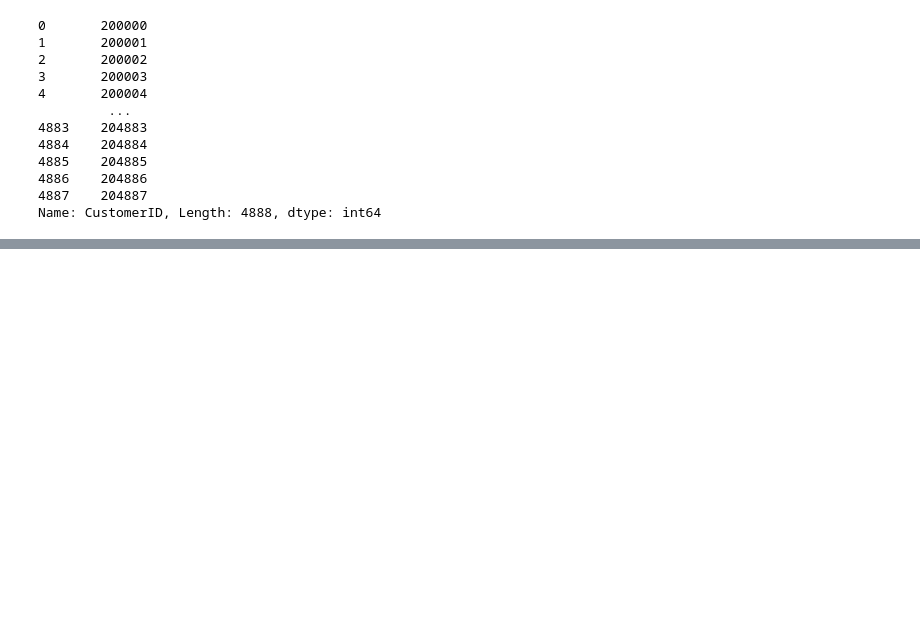
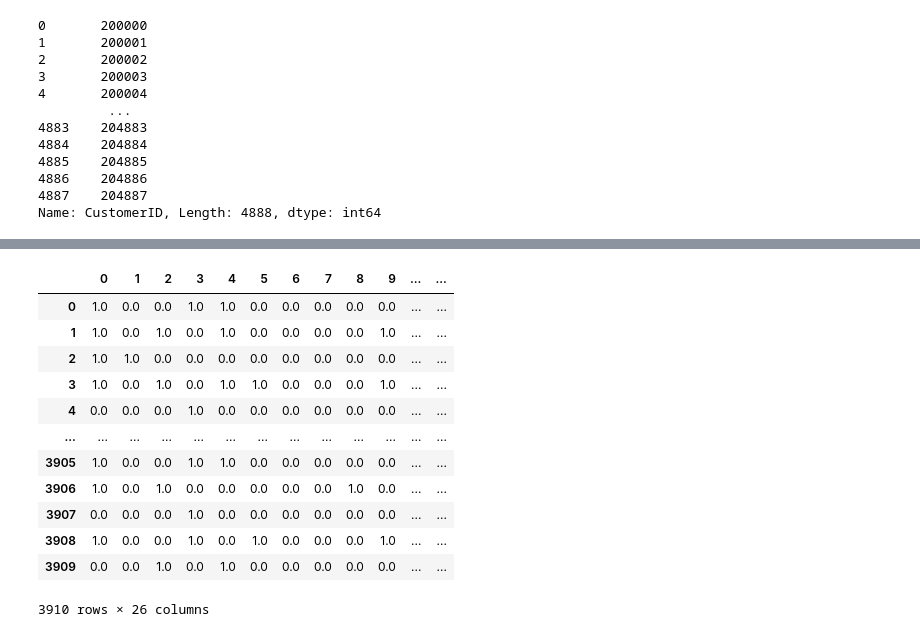
Before and after one commit to hardik7863/ML, a Jupyter notebook: 35-RandomForest/1-RandomForestClassificationImplementation.ipynb, the cells around one changed output, grey strips where cells are left out. Saved outputs shown, nothing was run; the diff lists cells and outputs as text; code cells hidden in the pictures; blank space fills up the shorter version.

```diff
--- a/35-RandomForest/1-RandomForestClassificationImplementation.ipynb
+++ b/35-RandomForest/1-RandomForestClassificationImplementation.ipynb
@@ -249,0 +275,4 @@ KeyError: "['CustomerId'] not found in axis"
+# %%
+from sklearn.model_selection import train_test_split
+X=df.drop(["ProdTaken"],axis=1)
+y=df['ProdTaken']
@@ -249,0 +297,4 @@ KeyError: "['CustomerId'] not found in axis"
+# %%
+## Separate the dataset into train and test
+X_train,X_test,y_train,y_test=train_test_split(X,y,test_size=0.2,random_state=42)
+X_train.shape,X_test.shape,y_train.shape,y_test.shape
@@ -249,0 +323,22 @@ KeyError: "['CustomerId'] not found in axis"
+# %%
+#Create Column transformer with 3 Type Of Transformers
+cat_features=X.select_dtypes(include="object").columns
+num_features=X.select_dtypes(exclude="object").columns
+
+from sklearn.preprocessing import OneHotEncoder,StandardScaler
+from sklearn.compose import ColumnTransformer
+numeric_transformer=StandardScaler()
+oh_transformer=OneHotEncoder(drop='first')
+# ‘first’ : drop the first category in each feature.
+# If only one category is present, the feature will be dropped entirely.
+preprocessor=ColumnTransformer(
+    [
+        ("OneHotEncoder",oh_transformer,cat_features),
+        ("StandardScaler",numeric_transformer,num_features)
+    ]
+)
+# incase of we need to apply multiple transformation like Onehotencoding and standardScaler
+# then we will use column transformer which can hold multiple transformation technique
+# We will apply Standard scaler on numerical features whereas OneHotEncoder on categorial feature
+# In random forest ,Xgbost it is not compuslory to apply Standard Scaler we are using here
+# to show the implementation of column transformer
@@ -249,0 +357,19 @@ KeyError: "['CustomerId'] not found in axis"
+# %%
+# applying transformer in Training(Fit_transform)
+X_train=preprocessor.fit_transform(X_train)
+# %%
+pd.DataFrame(X_train)
+# %% [output]
+|  | 0 | 1 | 2 | 3 | 4 | 5 | 6 | 7 | 8 | 9 | ... | ... |
+| 0 | 1.0 | 0.0 | 0.0 | 1.0 | 1.0 | 0.0 | 0.0 | 0.0 | 0.0 | 0.0 | ... | ... |
+| 1 | 1.0 | 0.0 | 1.0 | 0.0 | 1.0 | 0.0 | 0.0 | 0.0 | 0.0 | 1.0 | ... | ... |
+| 2 | 1.0 | 1.0 | 0.0 | 0.0 | 0.0 | 0.0 | 0.0 | 0.0 | 0.0 | 0.0 | ... | ... |
+| 3 | 1.0 | 0.0 | 1.0 | 0.0 | 1.0 | 1.0 | 0.0 | 0.0 | 0.0 | 1.0 | ... | ... |
+| 4 | 0.0 | 0.0 | 0.0 | 1.0 | 0.0 | 0.0 | 0.0 | 0.0 | 0.0 | 0.0 | ... | ... |
+| ... | ... | ... | ... | ... | ... | ... | ... | ... | ... | ... | ... | ... |
+| 3905 | 1.0 | 0.0 | 0.0 | 1.0 | 1.0 | 0.0 | 0.0 | 0.0 | 0.0 | 0.0 | ... | ... |
+| 3906 | 1.0 | 0.0 | 1.0 | 0.0 | 0.0 | 0.0 | 0.0 | 0.0 | 1.0 | 0.0 | ... | ... |
+| 3907 | 0.0 | 0.0 | 0.0 | 1.0 | 0.0 | 0.0 | 0.0 | 0.0 | 0.0 | 0.0 | ... | ... |
+| 3908 | 1.0 | 0.0 | 0.0 | 1.0 | 0.0 | 1.0 | 0.0 | 0.0 | 0.0 | 1.0 | ... | ... |
+| 3909 | 0.0 | 0.0 | 1.0 | 0.0 | 1.0 | 0.0 | 0.0 | 0.0 | 0.0 | 0.0 | ... | ... |
+3910 rows × 26 columns
```
Also changed, not shown: parts of 28 cells of this notebook, 22 other files.
